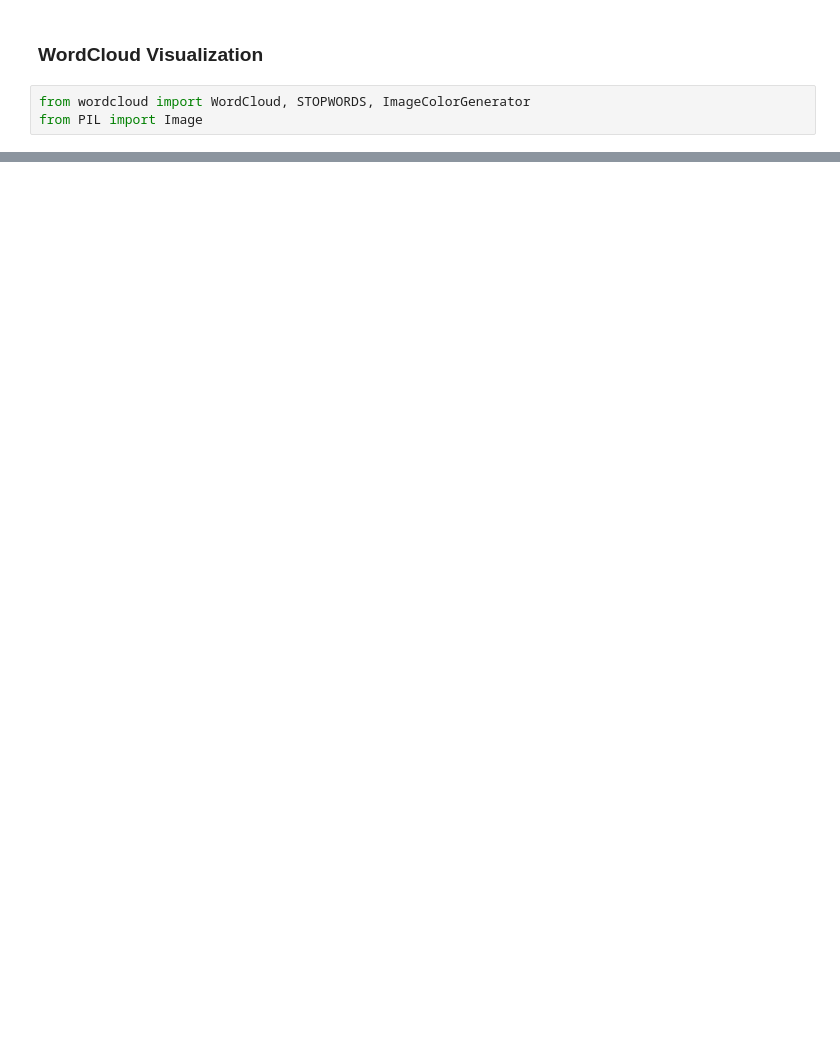
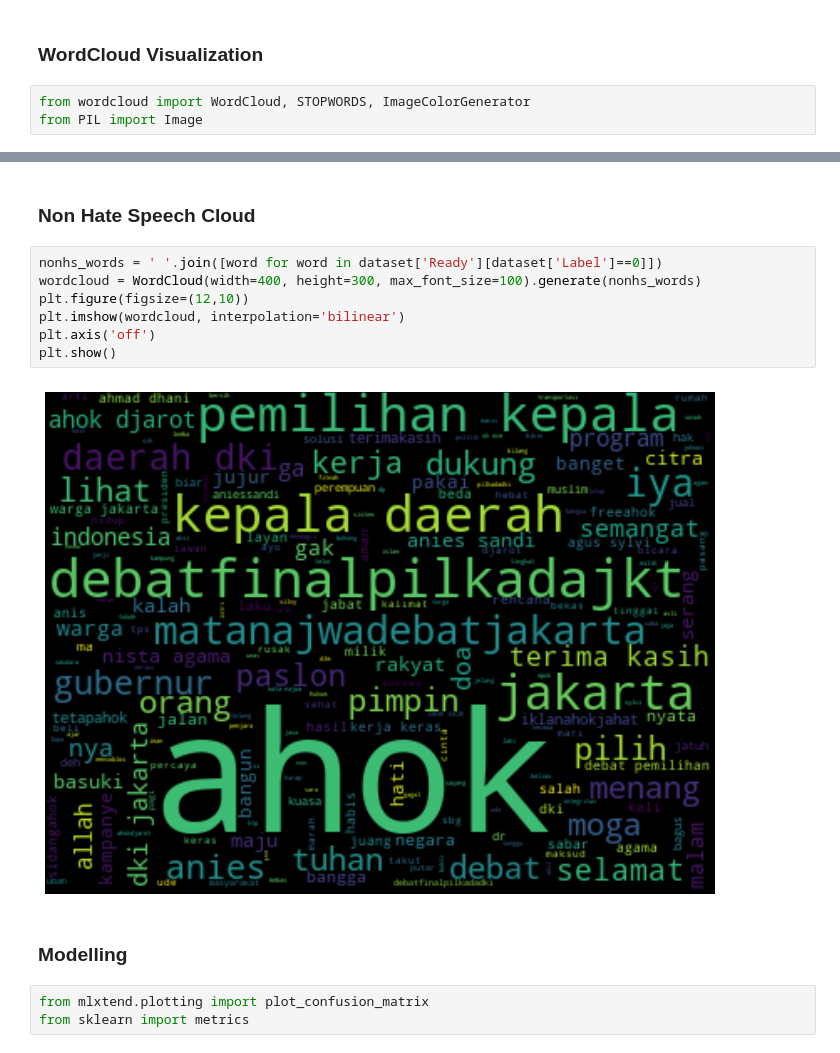
Before and after one commit to algonacci/Projects, a Jupyter notebook: 20 - Indonesian Hate Speech Detection/Indonesian_Hate_Speech_Detection.ipynb, the cells around one changed output, grey strips where cells are left out. Saved outputs shown, nothing was run; the diff lists cells and outputs as text; blank space fills up the shorter version.

```diff
--- a/20 - Indonesian Hate Speech Detection/Indonesian_Hate_Speech_Detection.ipynb
+++ b/20 - Indonesian Hate Speech Detection/Indonesian_Hate_Speech_Detection.ipynb
@@ -428,0 +427,16 @@ ImportError: The _imagingft C module is not installed
+# %% [markdown]
+### Non Hate Speech Cloud
+# %%
+nonhs_words = ' '.join([word for word in dataset['Ready'][dataset['Label']==0]])
+wordcloud = WordCloud(width=400, height=300, max_font_size=100).generate(nonhs_words)
+plt.figure(figsize=(12,10))
+plt.imshow(wordcloud, interpolation='bilinear')
+plt.axis('off')
+plt.show()
+# %% [output]
+[figure, added]
+# %% [markdown]
+### Modelling
+# %%
+from mlxtend.plotting import plot_confusion_matrix
+from sklearn import metrics
```
Also changed, not shown: parts of 40 cells of this notebook.
